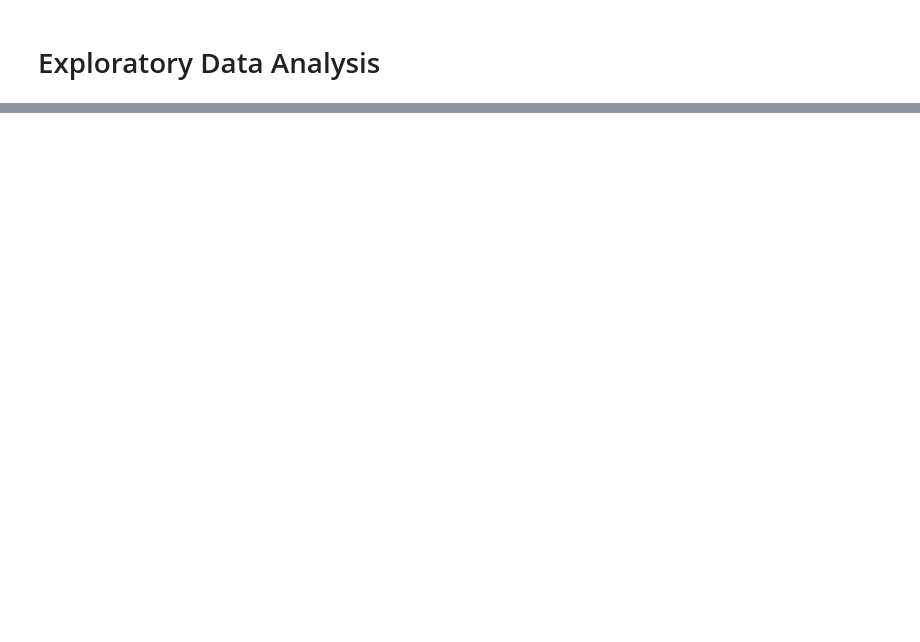
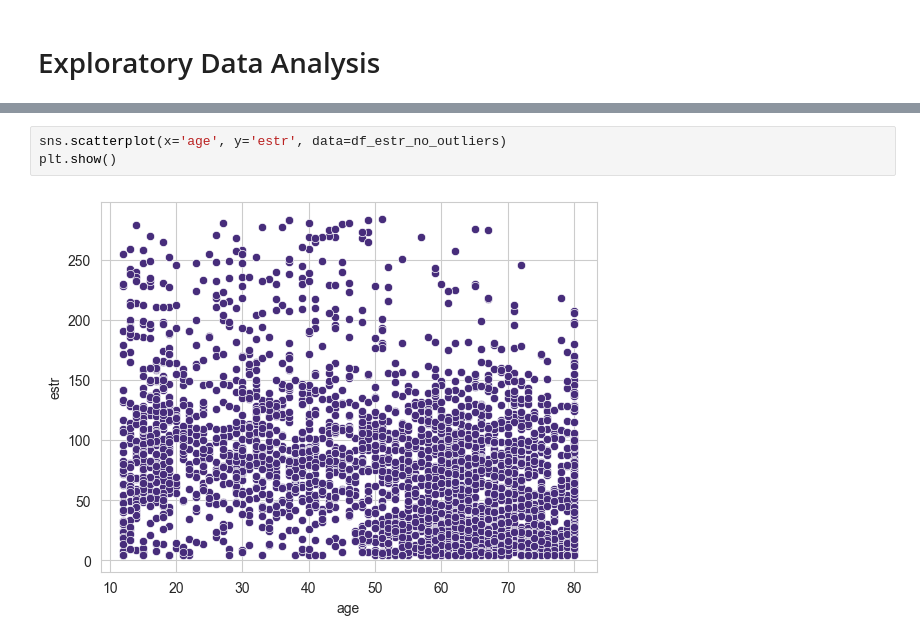
Before and after one commit to dropoftherain/HormoneAnalysis, a Jupyter notebook: eda.ipynb, the cells around one changed output, grey strips where cells are left out. Drawn from its saved outputs; the diff is of its cells as text; blank space fills up the shorter version.

```diff
--- a/eda.ipynb
+++ b/eda.ipynb
@@ -28,0 +213,5 @@ biochem.head()
+# %%
+sns.scatterplot(x='age', y='estr', data=df_estr_no_outliers)
+plt.show()
+# %% [output]
+[figure, added]
```
Also changed, not shown: parts of 25 cells of this notebook.
